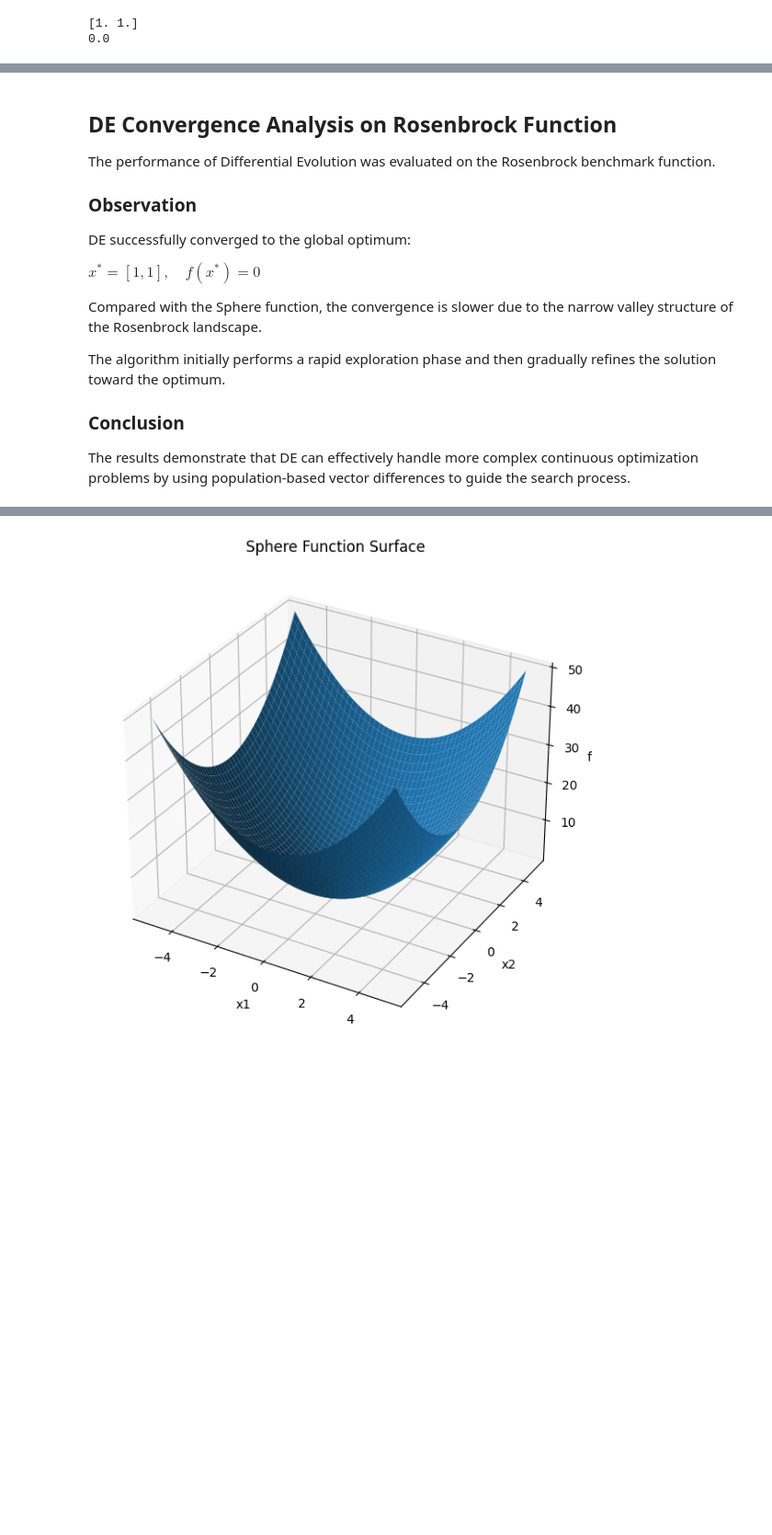
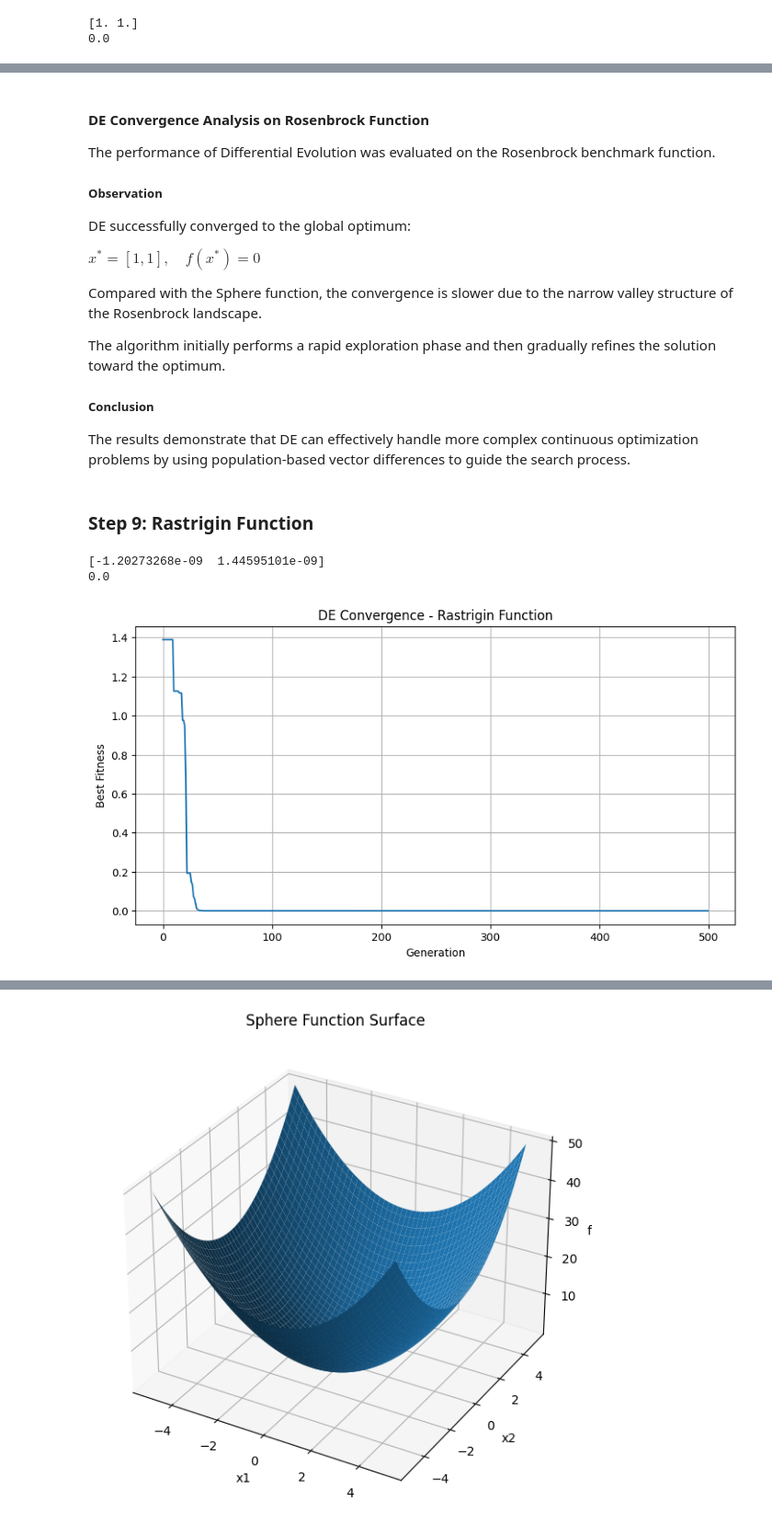
Before and after one commit to niusha-yaghini/Artificial_Intelligence_Course, a Jupyter notebook: 04-optimization-and-search/03-evolutionary-computation/02_differential_evolution.ipynb, the cells around one changed output, grey strips where cells are left out. Shown at 92% size. Saved outputs shown, nothing was run; the diff lists cells and outputs as text; code cells hidden in the pictures; blank space fills up the shorter version.

```diff
--- a/04-optimization-and-search/03-evolutionary-computation/02_differential_evolution.ipynb
+++ b/04-optimization-and-search/03-evolutionary-computation/02_differential_evolution.ipynb
@@ -456,9 +456,9 @@ plt.show()
 # %% [markdown]
-## DE Convergence Analysis on Rosenbrock Function
+#### DE Convergence Analysis on Rosenbrock Function
 
 The performance of Differential Evolution was evaluated on the Rosenbrock benchmark function.
 
-### Observation
+##### Observation
 
 DE successfully converged to the global optimum:
 
@@ -468,6 +468,48 @@ Compared with the Sphere function, the convergence is slower due to the narrow v
 
 The algorithm initially performs a rapid exploration phase and then gradually refines the solution toward the optimum.
 
-### Conclusion
+##### Conclusion
 
 The results demonstrate that DE can effectively handle more complex continuous optimization problems by using population-based vector differences to guide the search process.
+# %% [markdown]
+<h3> Step 9: Rastrigin Function </h3>
+# %%
+rastrigin_bounds = [
+    (-5.12, 5.12),
+    (-5.12, 5.12)
+]
+
+result_rastrigin = differential_evolution(
+    rastrigin_function,
+    rastrigin_bounds,
+    population_size=50,
+    generations=500,
+    F=0.5,
+    CR=0.7,
+)
+# %%
+print(result_rastrigin["solution"])
+print(result_rastrigin["fitness"])
+# %% [output]
+[-1.20273268e-09  1.44595101e-09]
+0.0
+# %%
+plt.figure(figsize=(10,5))
+
+plt.plot(
+    result_rastrigin["history"]
+)
+plt.xlabel(
+    "Generation"
+)
+plt.ylabel(
+    "Best Fitness"
+)
+plt.title(
+    "DE Convergence - Rastrigin Function"
+)
+
+plt.grid()
+plt.show()
+# %% [output]
+[figure, added]
```
Also changed, not shown: parts of 11 cells of this notebook, 4 other files.
